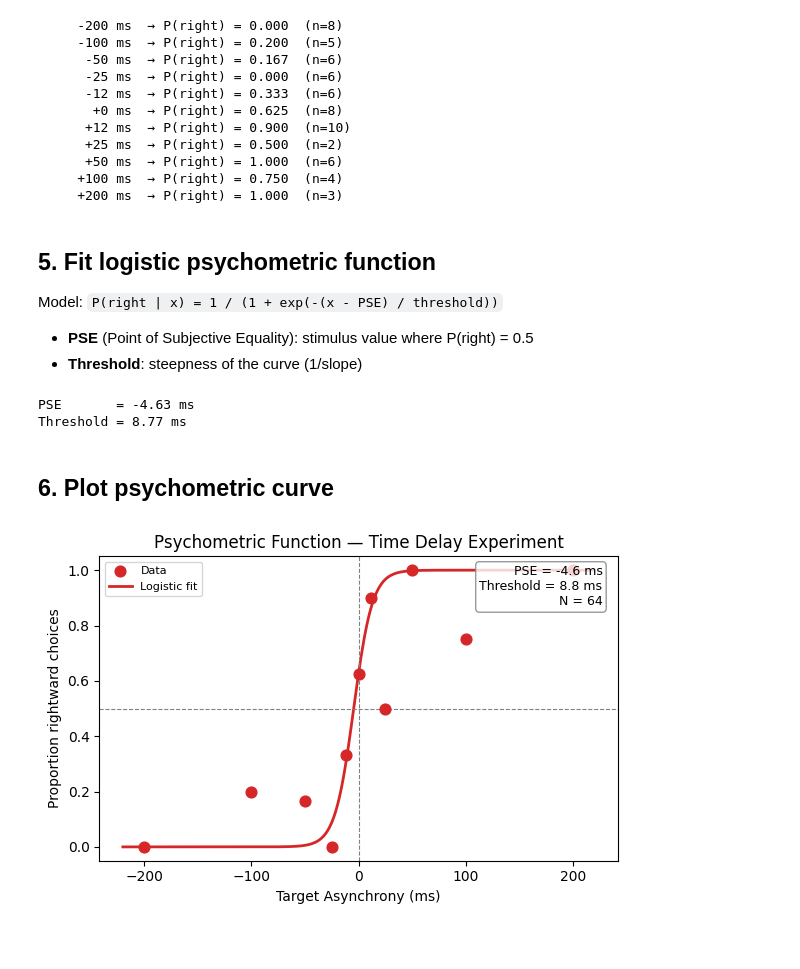
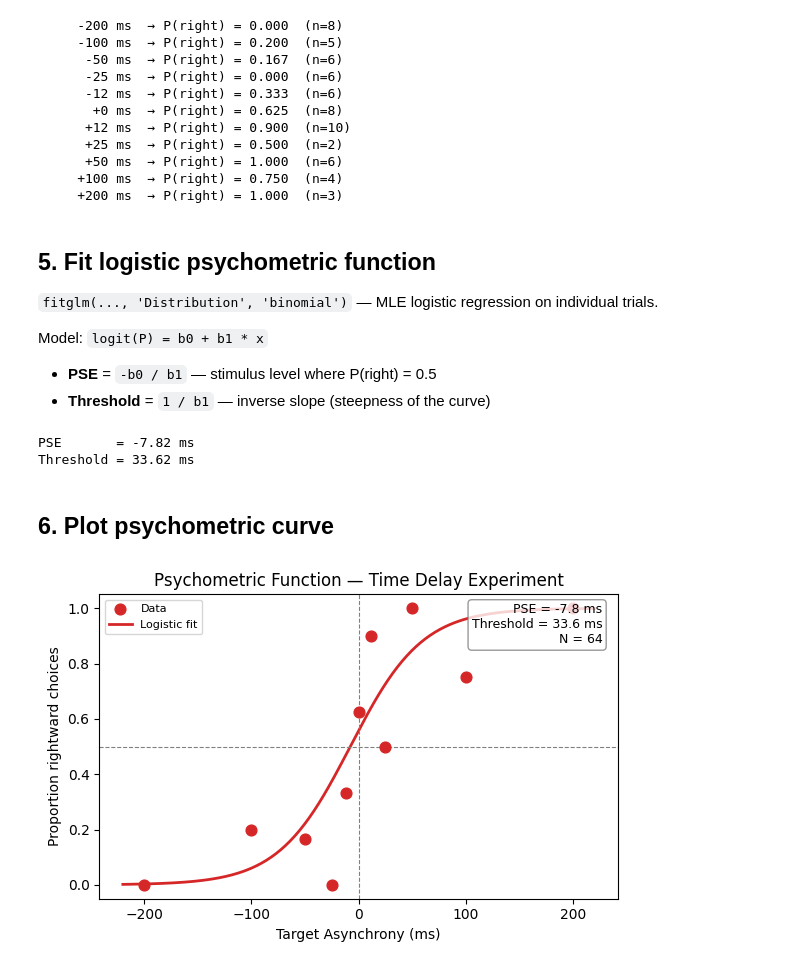
Before and after one commit to xuefeiyu2015/JLab_Python, a Jupyter notebook: notebooks/02_psychometric_analysis.ipynb, the cells around one changed output. Drawn from its saved outputs; the diff is of its cells as text; code cells hidden in the pictures; blank space fills up the shorter version.

Commit message:
refine the psychometric function

```diff
--- a/notebooks/02_psychometric_analysis.ipynb
+++ b/notebooks/02_psychometric_analysis.ipynb
@@ -90,33 +91,34 @@ for lvl, p, n in zip(levels, prop_right, n_per_level):
 # %% [markdown]
 ## 5. Fit logistic psychometric function
 
-Model: `P(right | x) = 1 / (1 + exp(-(x - PSE) / threshold))`
+ `fitglm(..., 'Distribution', 'binomial')` — MLE logistic regression on individual trials.
 
-- **PSE** (Point of Subjective Equality): stimulus value where P(right) = 0.5
-- **Threshold**: steepness of the curve (1/slope)
+Model: `logit(P) = b0 + b1 * x`
+
+- **PSE** = `-b0 / b1` — stimulus level where P(right) = 0.5
+- **Threshold** = `1 / b1` — inverse slope (steepness of the curve)
-# %%
-def logistic(x, pse, threshold):
-    """Logistic psychometric function."""
-    return 1.0 / (1.0 + np.exp(-(x - pse) / threshold))
-
-
-p0 = [0.0, 50.0]  # initial guess: PSE=0ms, threshold=50ms
-
-try:
-    popt, pcov = curve_fit(
-        logistic, stimulus_dir, choice_right,
-        p0=p0, maxfev=5000
-    )
-    pse, threshold = popt
-    print(f"PSE       = {pse:.2f} ms")
-    print(f"Threshold = {threshold:.2f} ms")
-    fit_ok = True
-except RuntimeError as e:
-    print(f"Fit failed: {e}")
-    fit_ok = False
-# %% [output]
-PSE       = -4.63 ms
-Threshold = 8.77 ms
+# %%
+def neg_log_likelihood(params, x, y):
+    b0, b1 = params
+    p = expit(b0 + b1 * x)
+    p = np.clip(p, 1e-10, 1 - 1e-10)
+    return -np.sum(y * np.log(p) + (1 - y) * np.log(1 - p))
+
+
+try:
+    result = minimize(neg_log_likelihood, [0.0, 0.01], args=(stimulus_dir, choice_right))
+    b0, b1 = result.x
+    pse       = -b0 / b1
+    threshold =  1  / b1
+    print(f"PSE       = {pse:.2f} ms")
+    print(f"Threshold = {threshold:.2f} ms")
+    fit_ok = True
+except Exception as e:
+    print(f"Fit failed: {e}")
+    fit_ok = False
+# %% [output]
+PSE       = -7.82 ms
+Threshold = 33.62 ms
 # %% [markdown]
 ## 6. Plot psychometric curve
 # %%
@@ -131,32 +133,32 @@ ax.scatter(
 
 # Fitted curve
 if fit_ok:
     x_fit = np.linspace(levels.min() - 20, levels.max() + 20, 300)
-    y_fit = logistic(x_fit, pse, threshold)
+    y_fit = expit(b0 + b1 * x_fit)
     ax.plot(x_fit, y_fit, color='tab:red', linewidth=2, label='Logistic fit')
 
 # Reference lines
 ax.axhline(0.5, color='gray', linestyle='--', linewidth=0.8)
 ax.axvline(0.0, color='gray', linestyle='--', linewidth=0.8)
 
 # Annotate PSE / threshold
 if fit_ok:
     N = len(stimulus_dir)
     ax.text(
         0.97, 0.97,
         f"PSE = {pse:.1f} ms\nThreshold = {threshold:.1f} ms\nN = {N}",
         transform=ax.transAxes,
         ha='right', va='top',
         fontsize=9,
         bbox=dict(boxstyle='round,pad=0.3', fc='white', ec='gray', alpha=0.8)
     )
 
 ax.set_xlabel('Target Asynchrony (ms)')
 ax.set_ylabel('Proportion rightward choices')
 ax.set_ylim(-0.05, 1.05)
 ax.set_title('Psychometric Function — Time Delay Experiment')
 ax.legend(loc='upper left', fontsize=8)
 plt.tight_layout()
 plt.show()
 # %% [output]
-[figure, old version]
+[figure, new version]
```
Also changed, not shown: parts of 1 cell of this notebook, 2 other files.
